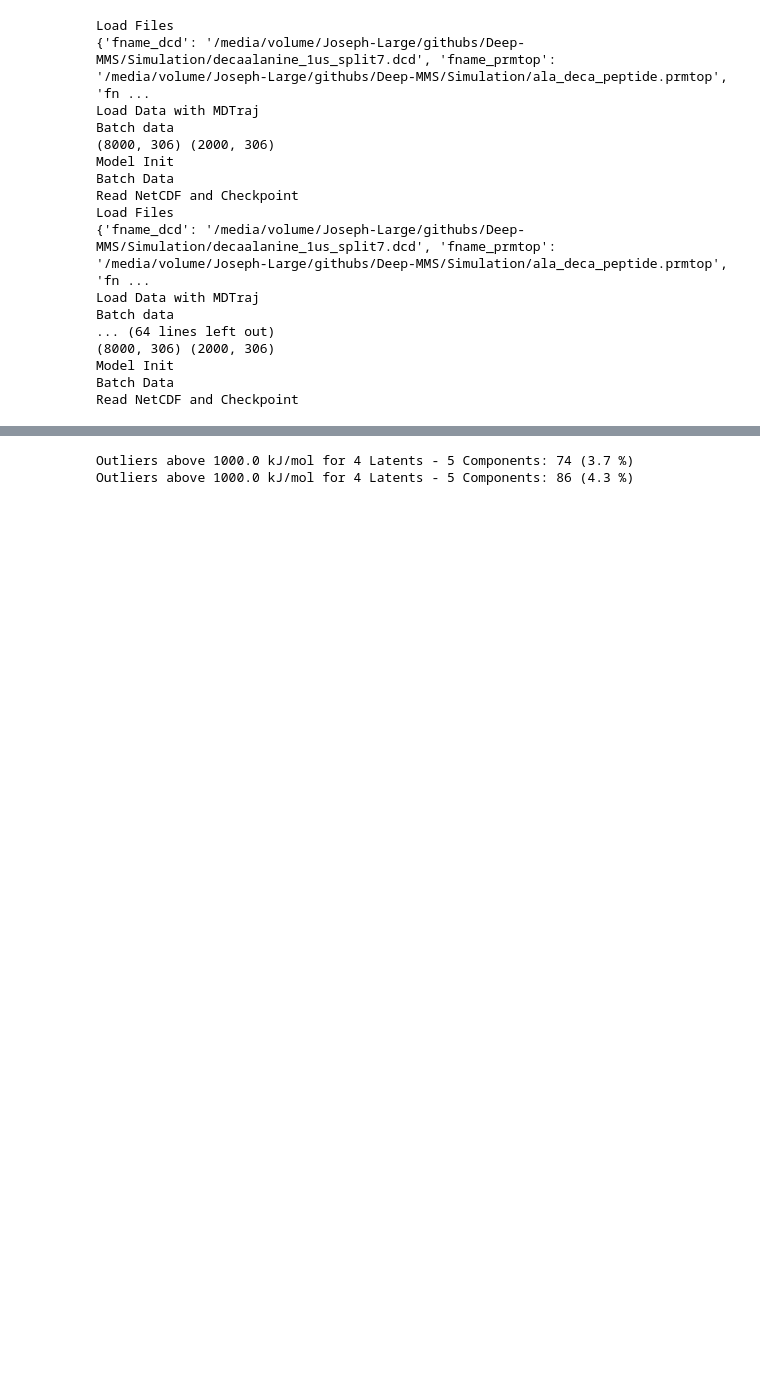
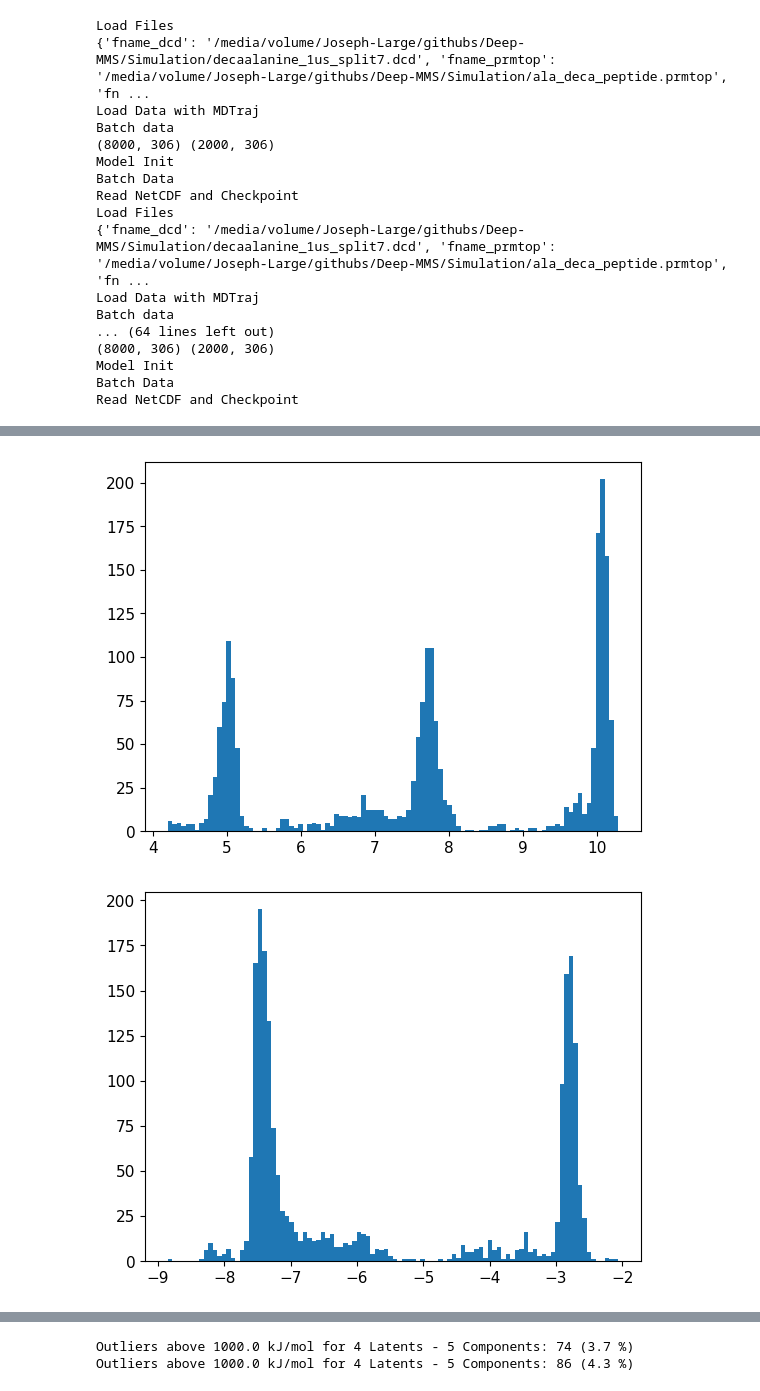
Before and after one commit to CCBatIIT/Deep-MMS, a Jupyter notebook: Multi-Analysis.ipynb, the cells around one changed output, grey strips where cells are left out. Cells and saved outputs as stored; diff of their text form; code cells hidden in the pictures; blank space fills up the shorter version.

```diff
--- a/Multi-Analysis.ipynb
+++ b/Multi-Analysis.ipynb
@@ -302,0 +393,6 @@ rmsd_violin_plot(self, rng_seed=98263, title='RMSD Error - Bromodomains')
+# %%
+exp = self.experiments['4 Latents']
+# %%
+rng_seed = 28507
+
+recon, latents = exp.operate(rng_seed)
@@ -302,0 +403,8 @@ rmsd_violin_plot(self, rng_seed=98263, title='RMSD Error - Bromodomains')
+# %%
+for i in range(latents.shape[-1]):
+    plt.clf()
+    _ = plt.hist(latents[:, i], bins=100)
+    plt.show()
+# %% [output]
+[figure, added]
+[figure, added]
```
Also changed, not shown: parts of 24 cells of this notebook, 6 other files.
